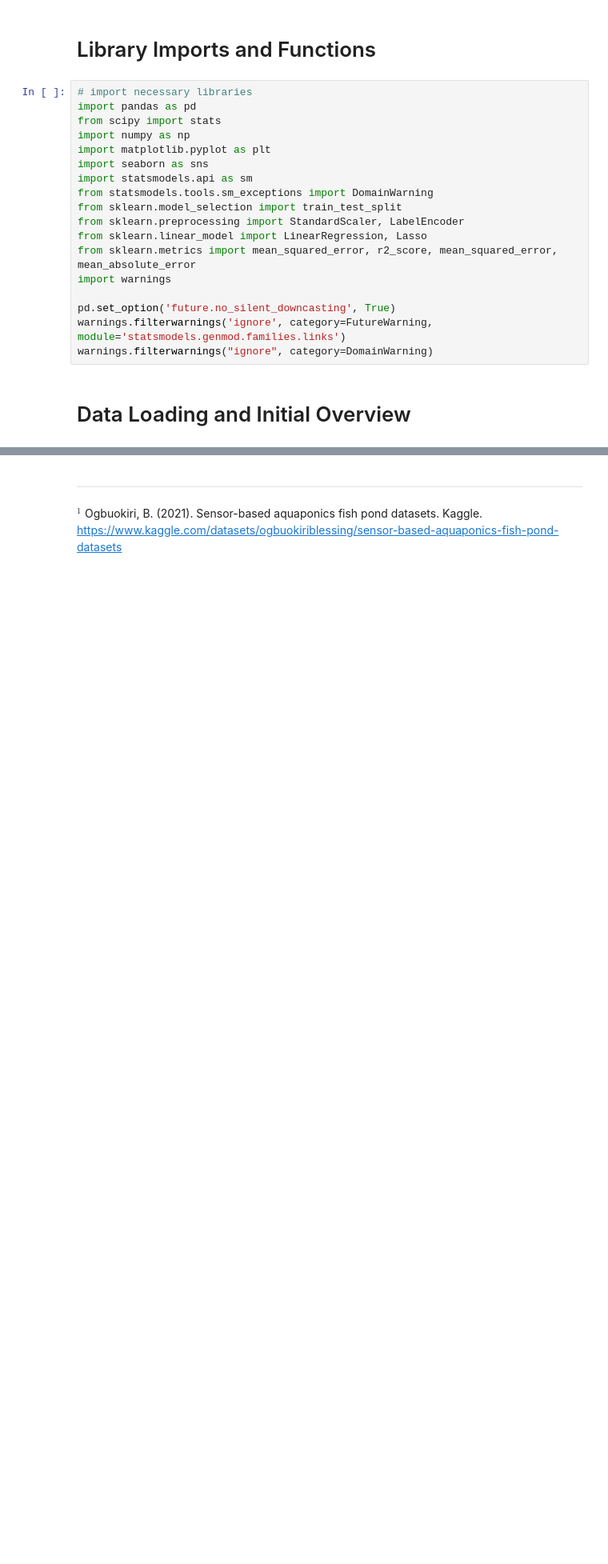
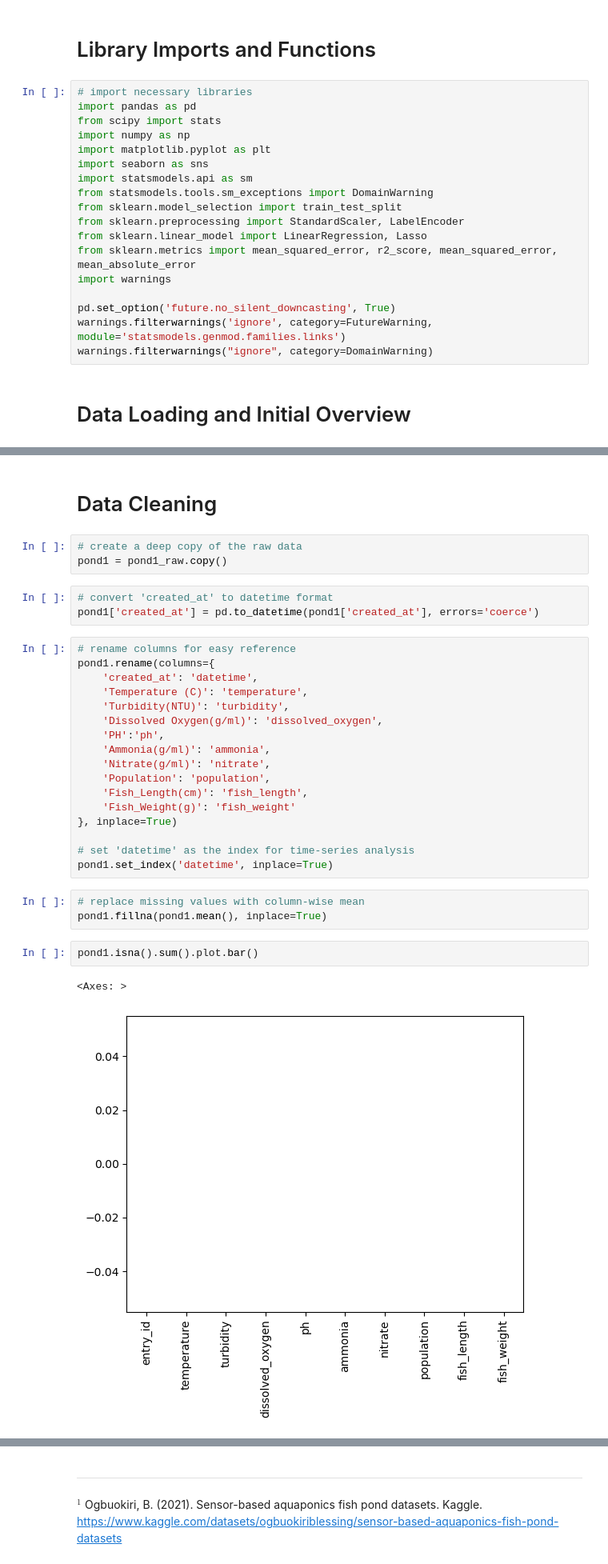
Before and after one commit to apadin-usd/AAI-530-04-Final-Project-Group-4, a Jupyter notebook: notebook/IoT-Based Aquaponics Fish Pond System.ipynb, the cells around one changed output, grey strips where cells are left out. Shown at 80% size. Drawn from its saved outputs; the diff is of its cells as text; blank space fills up the shorter version.

```diff
--- a/notebook/IoT-Based Aquaponics Fish Pond System.ipynb
+++ b/notebook/IoT-Based Aquaponics Fish Pond System.ipynb
@@ -95,0 +85,33 @@ dtype: object
+# %% [markdown]
+# Data Cleaning
+# %%
+# create a deep copy of the raw data
+pond1 = pond1_raw.copy()
+# %%
+# convert 'created_at' to datetime format
+pond1['created_at'] = pd.to_datetime(pond1['created_at'], errors='coerce')
+# %%
+# rename columns for easy reference
+pond1.rename(columns={
+    'created_at': 'datetime',
+    'Temperature (C)': 'temperature',
+    'Turbidity(NTU)': 'turbidity',
+    'Dissolved Oxygen(g/ml)': 'dissolved_oxygen',
+    'PH':'ph',
+    'Ammonia(g/ml)': 'ammonia',
+    'Nitrate(g/ml)': 'nitrate',
+    'Population': 'population',
+    'Fish_Length(cm)': 'fish_length',
+    'Fish_Weight(g)': 'fish_weight'
+}, inplace=True)
+
+# set 'datetime' as the index for time-series analysis
+pond1.set_index('datetime', inplace=True)
+# %%
+# replace missing values with column-wise mean
+pond1.fillna(pond1.mean(), inplace=True)
+# %%
+pond1.isna().sum().plot.bar()
+# %% [output]
+<Axes: >
+[figure, added]
```
Also changed, not shown: parts of 29 cells of this notebook.
